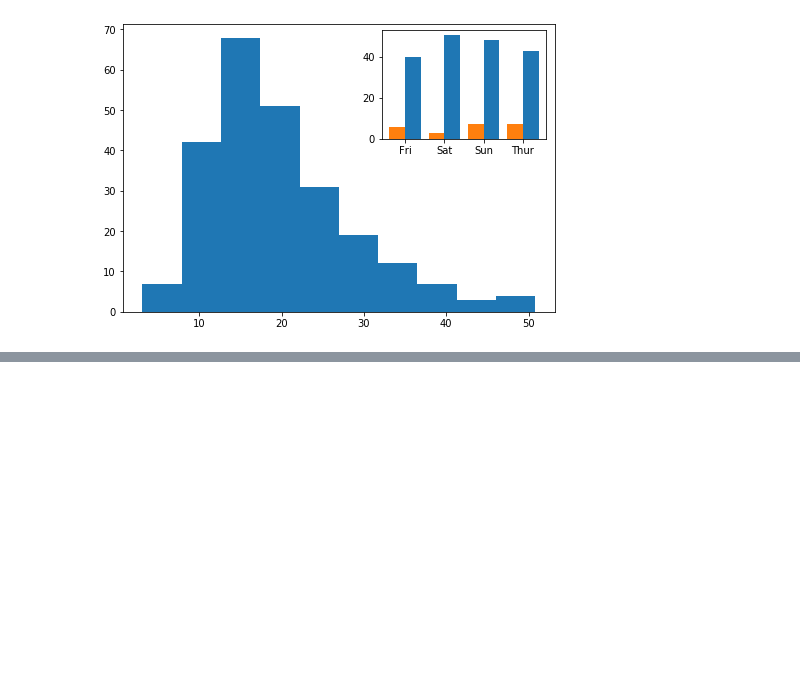
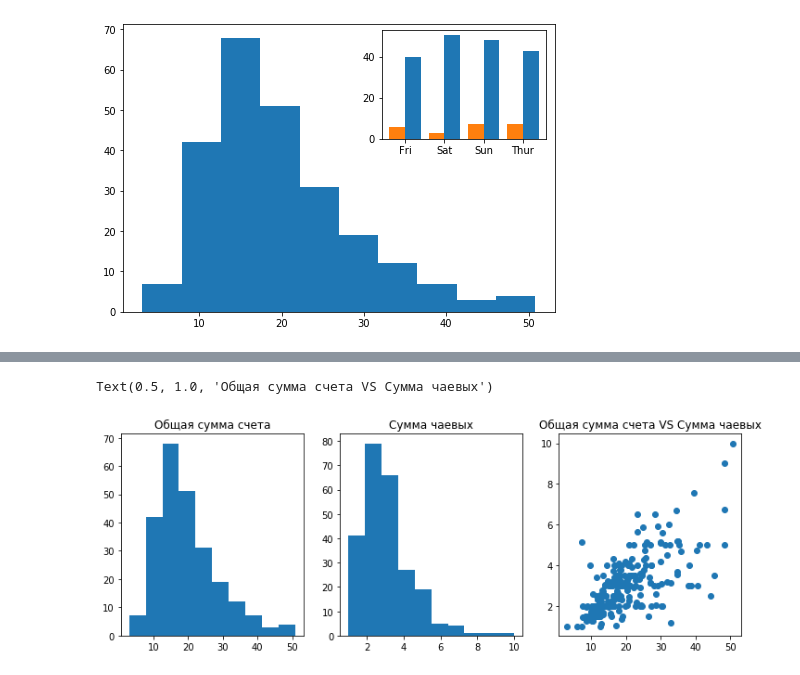
Before and after one commit to gdvnedu/SF, a Jupyter notebook: dst/module_2/python_10/Object oriented approach.ipynb, the cells around one changed output, grey strips where cells are left out. Saved outputs shown, nothing was run; the diff lists cells and outputs as text; code cells hidden in the pictures; blank space fills up the shorter version.

```diff
--- a/dst/module_2/python_10/Object oriented approach.ipynb
+++ b/dst/module_2/python_10/Object oriented approach.ipynb
@@ -48,0 +68,13 @@ inner_axes.bar(x = tips_per_day['day'], height = tips_per_day['min'],width = -0.
+# %%
+fig, axes = plt.subplots(1,3,figsize=(12,4))
+axes[0].hist(df['total_bill'])
+axes[0].set_title('Общая сумма счета')
+
+axes[1].hist(df['tip'])
+axes[1].set_title('Сумма чаевых')
+
+axes[2].scatter(x = df['total_bill'], y = df['tip'], marker = 'o')
+axes[2].set_title('Общая сумма счета VS Сумма чаевых')
+# %% [output]
+Text(0.5, 1.0, 'Общая сумма счета VS Сумма чаевых')
+[figure, added]
```
Also changed, not shown: parts of 3 cells of this notebook.
